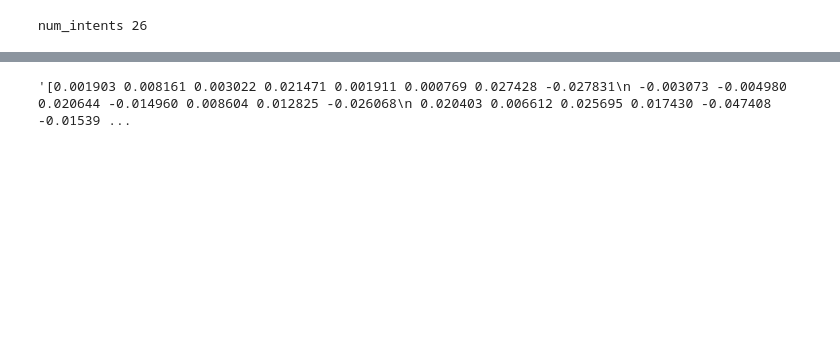
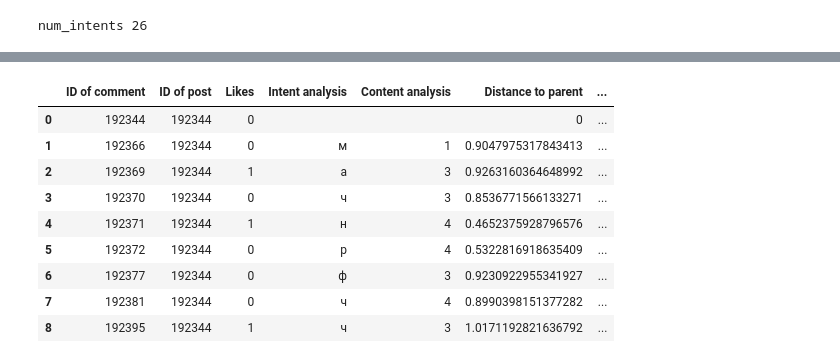
Before and after one commit to demid5111/dialog-intent-dl, a Jupyter notebook: ipynb/PredictOnColab.ipynb, the cells around one changed output, grey strips where cells are left out. Cells and saved outputs as stored; diff of their text form; code cells hidden in the pictures; blank space fills up the shorter version.

Commit message:
add load_Doc2Vec_value function

```diff
--- a/ipynb/PredictOnColab.ipynb
+++ b/ipynb/PredictOnColab.ipynb
@@ -281,7 +294,26 @@ save_model(K.get_session(), history_BiRNN, 'history_BiRNN.pb')
 # %%
 import pandas as pd
+import re, json
+
+def load_Doc2Vec_value(str1):
+  pattern1 = re.compile('\n')
+  pattern2 = re.compile(' ')
+  str2 = pattern1.sub('', str1)
+  str3 = pattern2.sub(', ', str2)
+  return json.loads(str3)
+
 file_and_path = "/content/feature_and_vector_seq/1-comm_inosmi_111_192344_output_10.h5"
 df1 = pd.read_hdf(file_and_path, engine="python", encoding='cp1251')
-df1["Doc2Vec value"][0]#.astype(float)
+df1["Doc2Vec"] = df1["Doc2Vec value"].apply(load_Doc2Vec_value)
+df1
 # %% [output]
-'[0.001903 0.008161 0.003022 0.021471 0.001911 0.000769 0.027428 -0.027831\n -0.003073 -0.004980 0.020644 -0.014960 0.008604 0.012825 -0.026068\n 0.020403 0.006612 0.025695 0.017430 -0.047408 -0.01539 ...
+|  | ID of comment | ID of post | Likes | Intent analysis | Content analysis | Distance to parent | ... |
+| 0 | 192344 | 192344 | 0 |  |  | 0 | ... |
+| 1 | 192366 | 192344 | 0 | м | 1 | 0.9047975317843413 | ... |
+| 2 | 192369 | 192344 | 1 | а | 3 | 0.9263160364648992 | ... |
+| 3 | 192370 | 192344 | 0 | ч | 3 | 0.8536771566133271 | ... |
+| 4 | 192371 | 192344 | 1 | н | 4 | 0.4652375928796576 | ... |
+| 5 | 192372 | 192344 | 0 | р | 4 | 0.5322816918635409 | ... |
+| 6 | 192377 | 192344 | 0 | ф | 3 | 0.9230922955341927 | ... |
+| 7 | 192381 | 192344 | 0 | ч | 4 | 0.8990398151377282 | ... |
+| 8 | 192395 | 192344 | 1 | ч | 3 | 1.0171192821636792 | ... |
```
Also changed, not shown: parts of 7 cells of this notebook.
